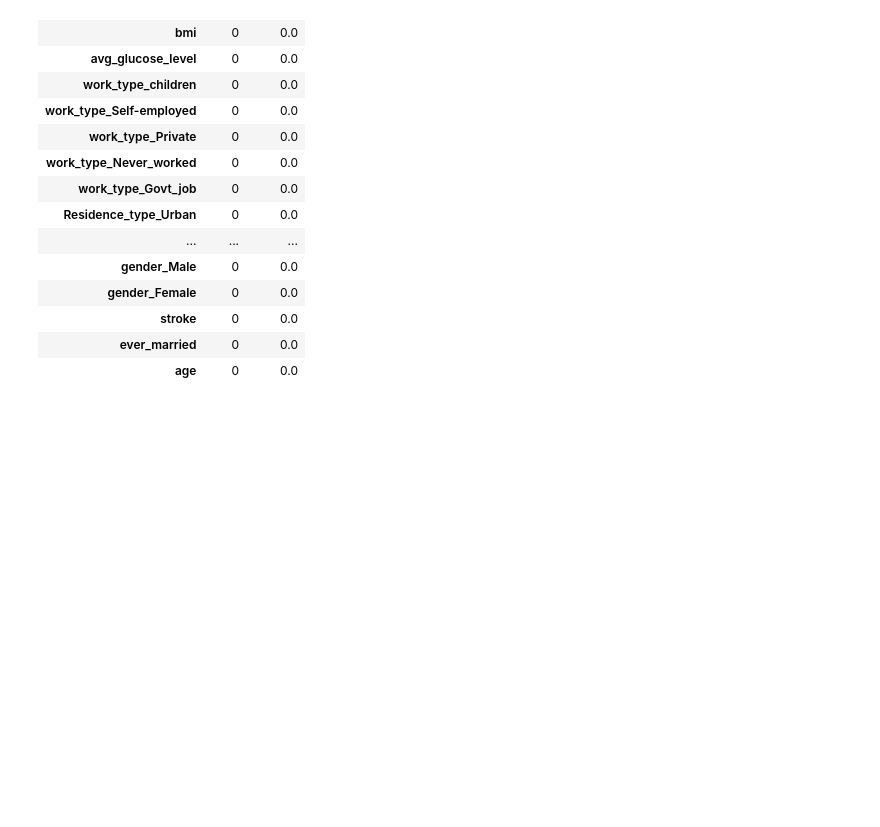
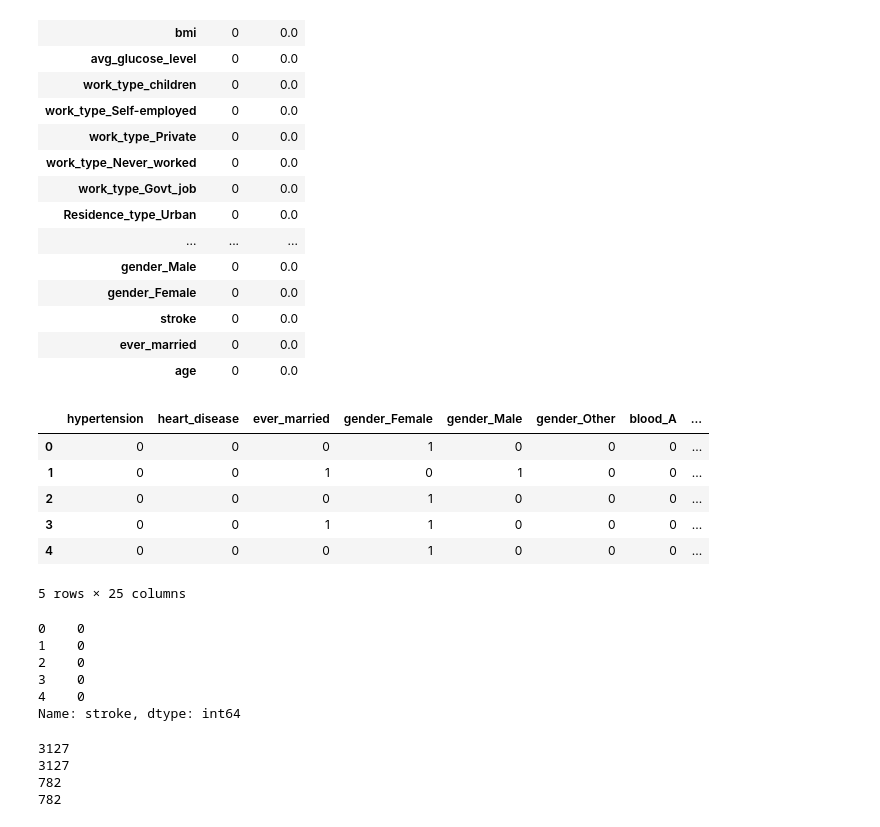
Before and after one commit to VinhDevNguyen/Stroke-Prediction, a Jupyter notebook: EDA.ipynb, the cells around one changed output. Cells and saved outputs as stored; diff of their text form; code cells hidden in the pictures; blank space fills up the shorter version.

Commit message:
Add train_test_split

```diff
--- a/EDA.ipynb
+++ b/EDA.ipynb
@@ -727,3 +728,26 @@ draw_missing_data_table(df)
 | stroke | 0 | 0.0 |
 | ever_married | 0 | 0.0 |
 | age | 0 | 0.0 |
+# %%
+x = df.copy()
+x = x.drop(columns='stroke')
+y = df['stroke']
+# %%
+x[0:5]
+# %% [output]
+|  | hypertension | heart_disease | ever_married | gender_Female | gender_Male | gender_Other | blood_A | ... |
+| 0 | 0 | 0 | 0 | 1 | 0 | 0 | 0 | ... |
+| 1 | 0 | 0 | 1 | 0 | 1 | 0 | 0 | ... |
+| 2 | 0 | 0 | 0 | 1 | 0 | 0 | 0 | ... |
+| 3 | 0 | 0 | 1 | 1 | 0 | 0 | 0 | ... |
+| 4 | 0 | 0 | 0 | 1 | 0 | 0 | 0 | ... |
+5 rows × 25 columns
+# %%
+y[0:5]
+# %% [output]
+0    0
+1    0
+2    0
+3    0
+4    0
+Name: stroke, dtype: int64
@@ -729,0 +756,10 @@ draw_missing_data_table(df)
+# %%
+print(len(x_train))
+print(len(y_train))
+print(len(x_test))
+print(len(y_test))
+# %% [output]
+3127
+3127
+782
+782
```
Also changed, not shown: parts of 2 cells of this notebook.
